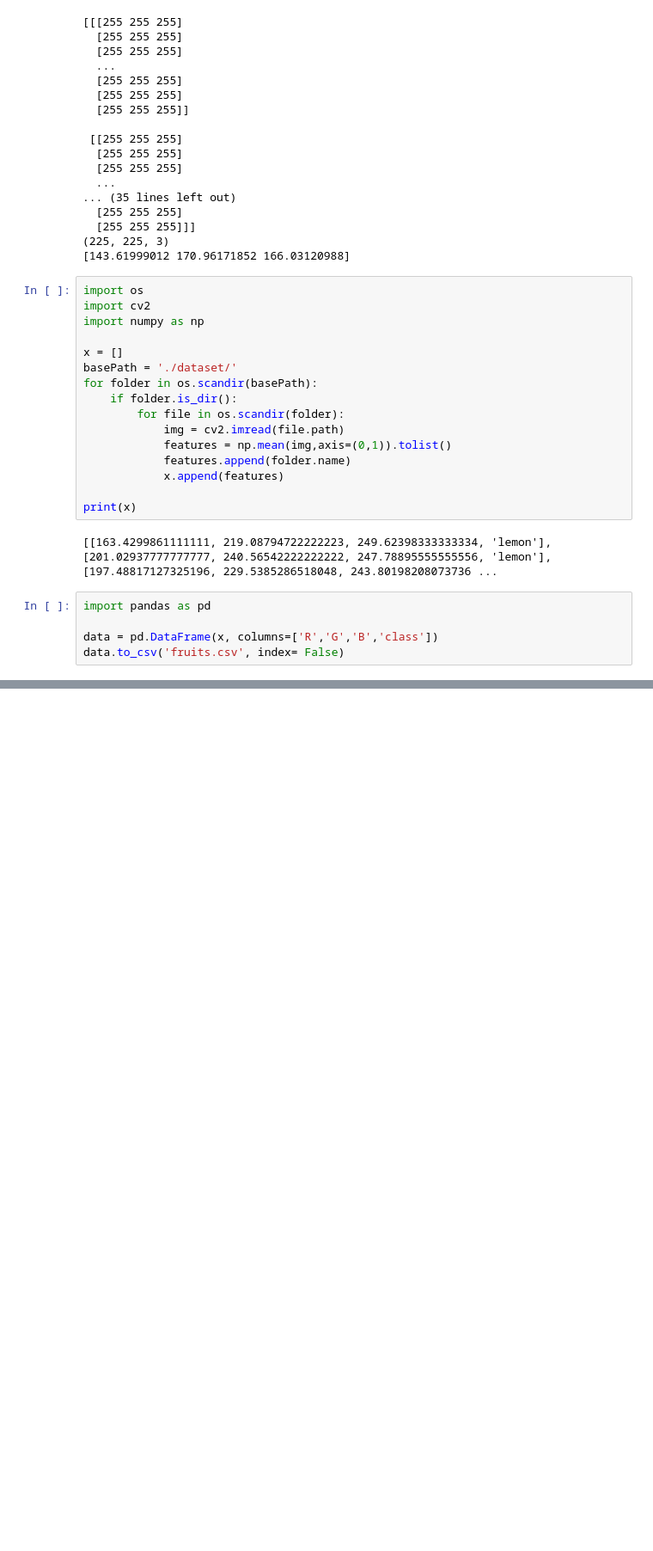
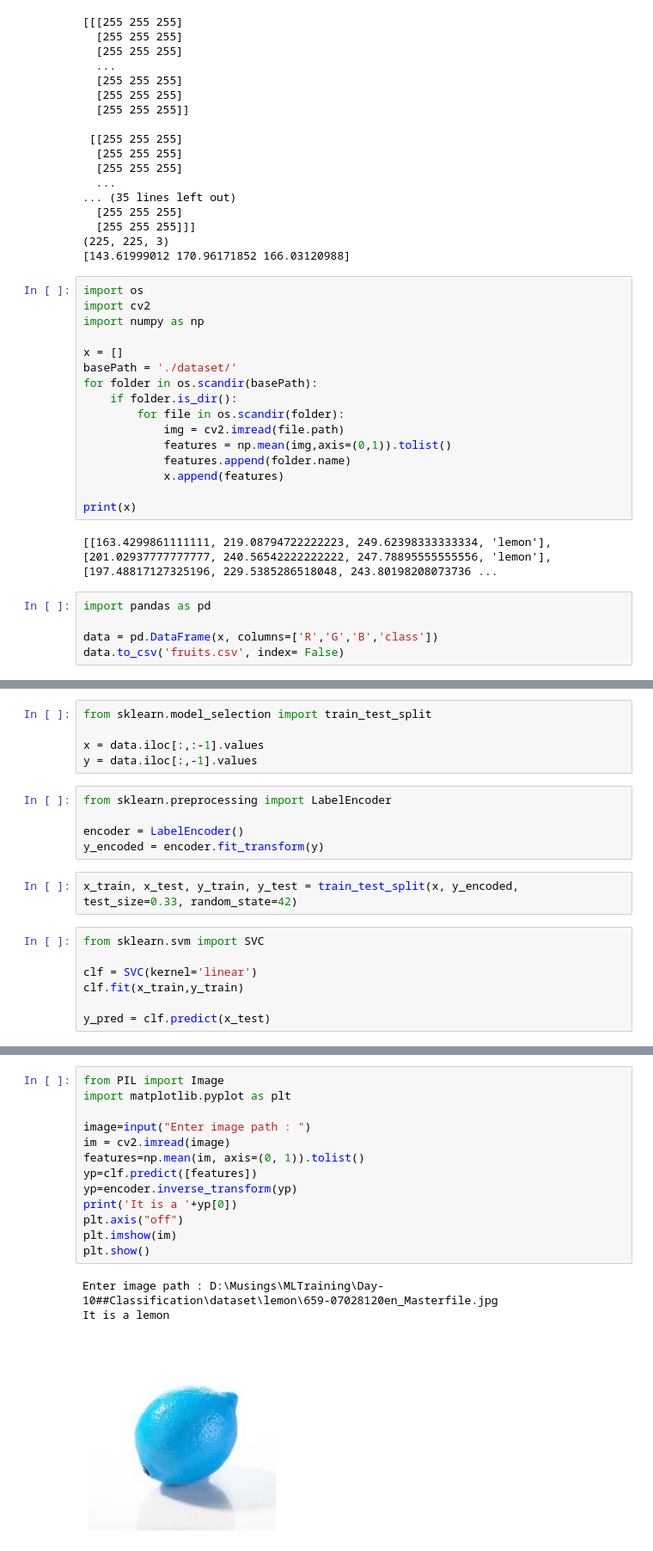
Before and after one commit to shailooz/MLTraining, a Jupyter notebook: Day-10##Classification/ImageClassifier.ipynb, the cells around one changed output, grey strips where cells are left out. Shown: that part at 86% size. Cells and saved outputs as stored; diff of their text form; blank space fills up the shorter version.

```diff
--- a/Day-10##Classification/ImageClassifier.ipynb
+++ b/Day-10##Classification/ImageClassifier.ipynb
@@ -91,0 +118,19 @@ data.to_csv('fruits.csv', index= False)
+# %%
+from sklearn.model_selection import train_test_split
+
+x = data.iloc[:,:-1].values
+y = data.iloc[:,-1].values
+# %%
+from sklearn.preprocessing import LabelEncoder
+
+encoder = LabelEncoder()
+y_encoded = encoder.fit_transform(y)
+# %%
+x_train, x_test, y_train, y_test = train_test_split(x, y_encoded, test_size=0.33, random_state=42)
+# %%
+from sklearn.svm import SVC
+
+clf = SVC(kernel='linear')
+clf.fit(x_train,y_train)
+
+y_pred = clf.predict(x_test)
@@ -91,0 +160,17 @@ data.to_csv('fruits.csv', index= False)
+# %%
+from PIL import Image
+import matplotlib.pyplot as plt
+
+image=input("Enter image path : ")
+im = cv2.imread(image)
+features=np.mean(im, axis=(0, 1)).tolist()
+yp=clf.predict([features])
+yp=encoder.inverse_transform(yp)
+print('It is a '+yp[0])
+plt.axis("off")
+plt.imshow(im)
+plt.show()
+# %% [output]
+Enter image path : D:\Musings\MLTraining\Day-10##Classification\dataset\lemon\659-07028120en_Masterfile.jpg
+It is a lemon
+[figure, added]
```
Also changed, not shown: parts of 4 cells of this notebook.
